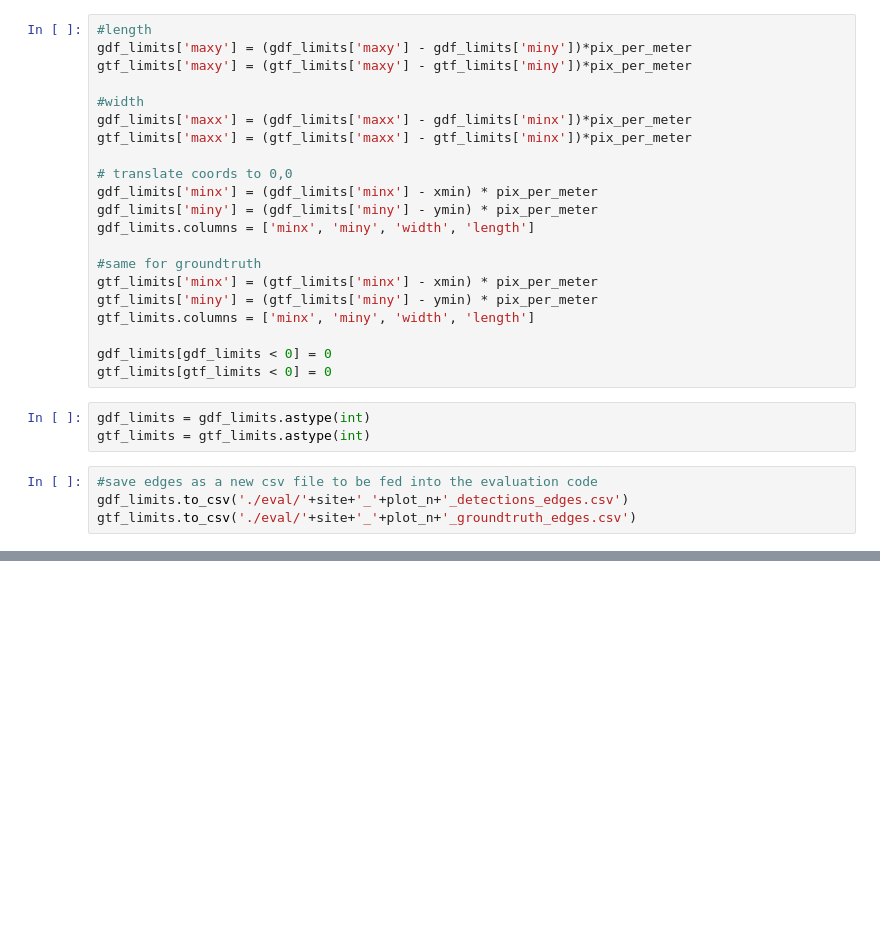
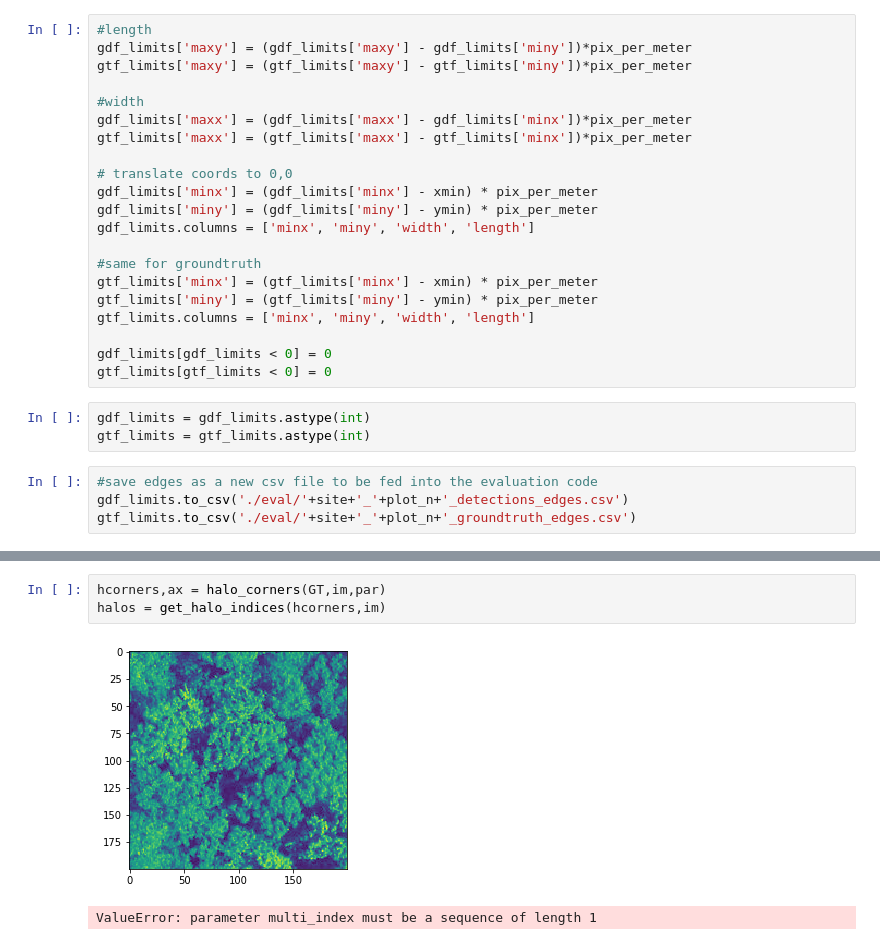
Before and after one commit to NIST-NEON-DSE/idtrees_competition_evaluation, a Jupyter notebook: from_shp_to_haloes.ipynb, the cells around one changed output, grey strips where cells are left out. Saved outputs shown, nothing was run; the diff lists cells and outputs as text; blank space fills up the shorter version.

```diff
--- a/from_shp_to_haloes.ipynb
+++ b/from_shp_to_haloes.ipynb
@@ -121,0 +278,6 @@ gtf_limits
+# %%
+hcorners,ax = halo_corners(GT,im,par)
+halos = get_halo_indices(hcorners,im)
+# %% [output]
+[figure, added]
+ValueError: parameter multi_index must be a sequence of length 1
```
Also changed, not shown: parts of 14 cells of this notebook, 3 other files.
